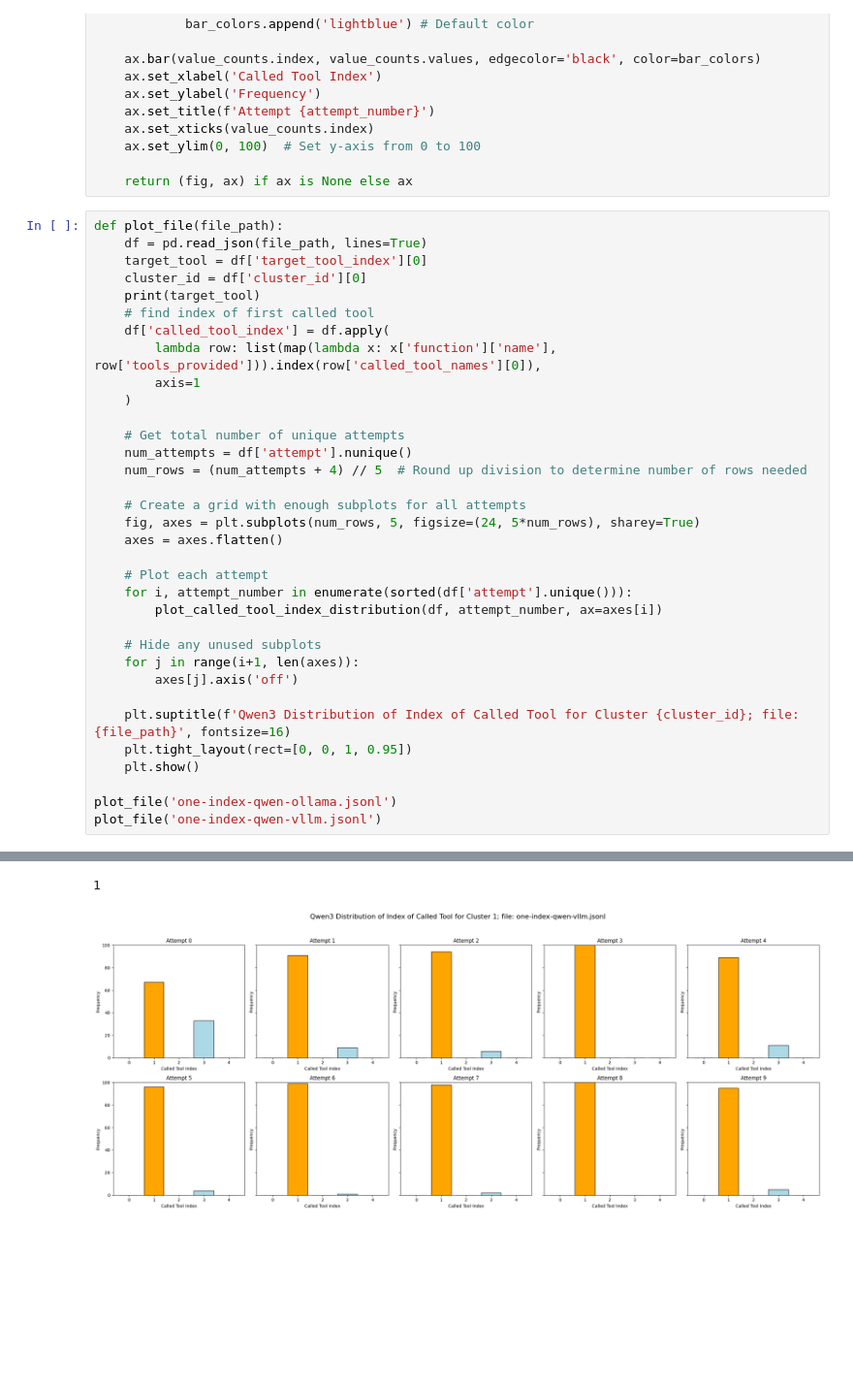
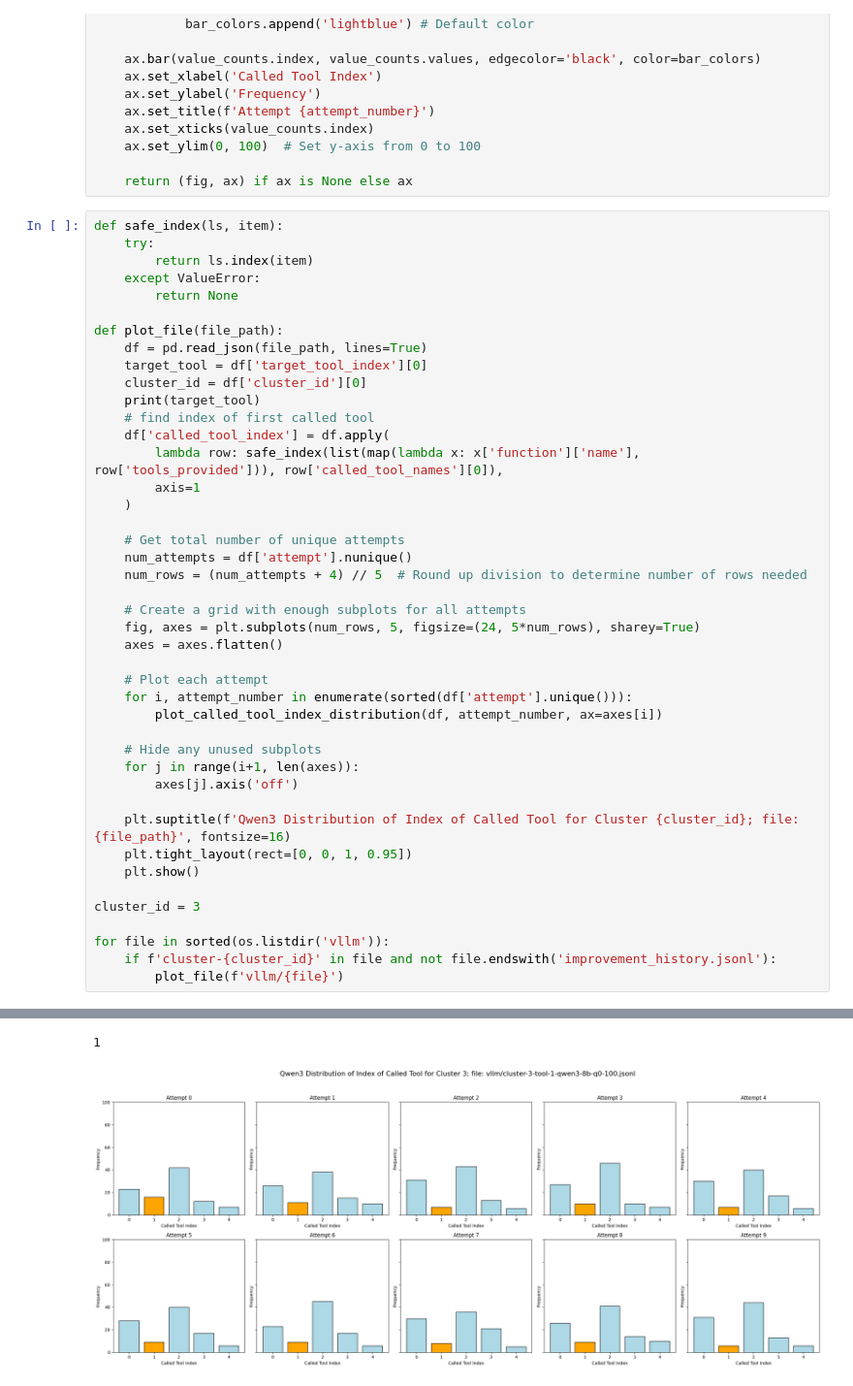
Before and after one commit to j-sneh/thesis-experiments, a Jupyter notebook: cluster-analysis.ipynb, the cells around one changed output, grey strips where cells are left out. Shown at 97% size. Saved outputs shown, nothing was run; the diff lists cells and outputs as text; blank space fills up the shorter version.

Commit message:
cluster ipynb

```diff
--- a/cluster-analysis.ipynb
+++ b/cluster-analysis.ipynb
@@ -87,6 +88,12 @@ def plot_called_tool_index_distribution(df, attempt_number, target_tool_index=No
 
     return (fig, ax) if ax is None else ax
 # %%
+def safe_index(ls, item):
+    try:
+        return ls.index(item)
+    except ValueError:
+        return None
+
 def plot_file(file_path):
     df = pd.read_json(file_path, lines=True)
     target_tool = df['target_tool_index'][0]
@@ -94,7 +101,7 @@ def plot_file(file_path):
     print(target_tool)
     # find index of first called tool
     df['called_tool_index'] = df.apply(
-        lambda row: list(map(lambda x: x['function']['name'], row['tools_provided'])).index(row['called_tool_names'][0]),
+        lambda row: safe_index(list(map(lambda x: x['function']['name'], row['tools_provided'])), row['called_tool_names'][0]),
         axis=1
     )
 
@@ -118,6 +125,9 @@ def plot_file(file_path):
     plt.tight_layout(rect=[0, 0, 1, 0.95])
     plt.show()
 
-plot_file('one-index-qwen-ollama.jsonl')
-plot_file('one-index-qwen-vllm.jsonl')
+cluster_id = 3
+
+for file in sorted(os.listdir('vllm')):
+    if f'cluster-{cluster_id}' in file and not file.endswith('improvement_history.jsonl'):
+        plot_file(f'vllm/{file}')
 # %% [output]
@@ -126,2 +136,2 @@ plot_file('one-index-qwen-vllm.jsonl')
 1
-[figure, old version]
+[figure, new version]
```
Also changed, not shown: parts of 2 cells of this notebook.
